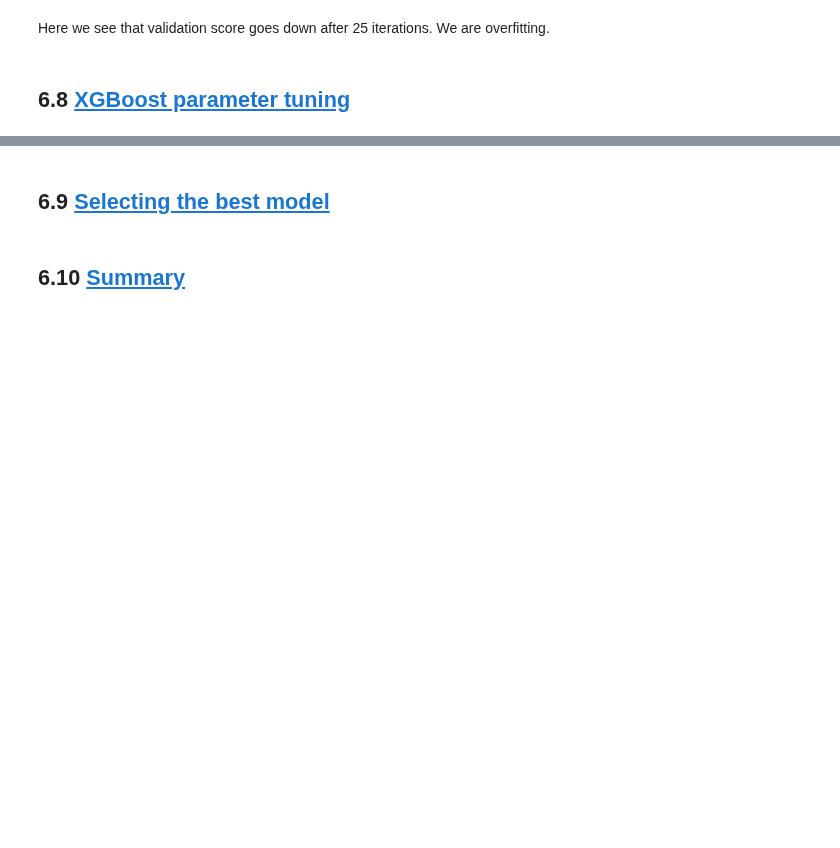
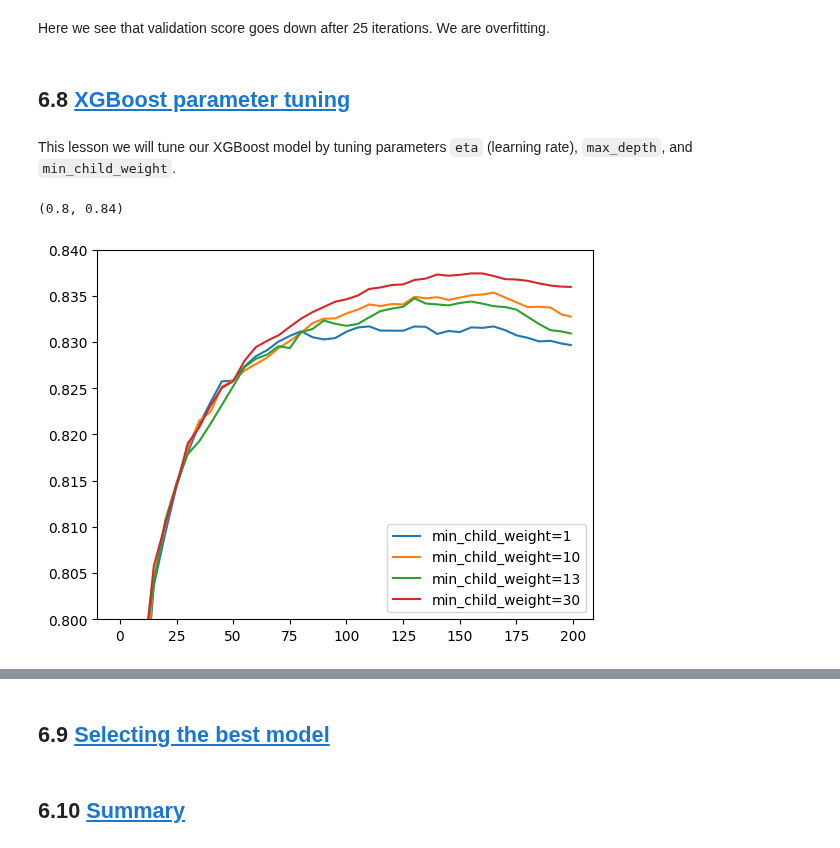
Before and after one commit to kemaldahha/machine-learning-course, a Jupyter notebook: week_6_notes.ipynb, the cells around one changed output, grey strips where cells are left out. Saved outputs shown, nothing was run; the diff lists cells and outputs as text; code cells hidden in the pictures; blank space fills up the shorter version.

```diff
--- a/week_6_notes.ipynb
+++ b/week_6_notes.ipynb
@@ -645,3 +645,5 @@ Here we see that validation score goes down after 25 iterations. We are overfitt
 # %% [markdown]
 
 ## 6.8 [XGBoost parameter tuning](https://github.com/DataTalksClub/machine-learning-zoomcamp/blob/master/06-trees/08-xgb-tuning.md)
+# %% [markdown]
+This lesson we will tune our XGBoost model by tuning parameters `eta` (learning rate), `max_depth`, and `min_child_weight`.
@@ -647,0 +669,2 @@ Here we see that validation score goes down after 25 iterations. We are overfitt
+# %%
+scores = {}
@@ -647,0 +688,11 @@ Here we see that validation score goes down after 25 iterations. We are overfitt
+# %%
+df_score = parse_xgb_output(output)
+scores[f'min_child_weight={xgb_params["min_child_weight"]}'] = df_score
+# %%
+for key, df_score in scores.items():
+    plt.plot(df_score.num_iter, df_score.val_auc, label=key)
+plt.legend()
+plt.ylim(0.8, 0.84)
+# %% [output]
+(0.8, 0.84)
+[figure, added]
```
Also changed, not shown: parts of 5 cells of this notebook.
